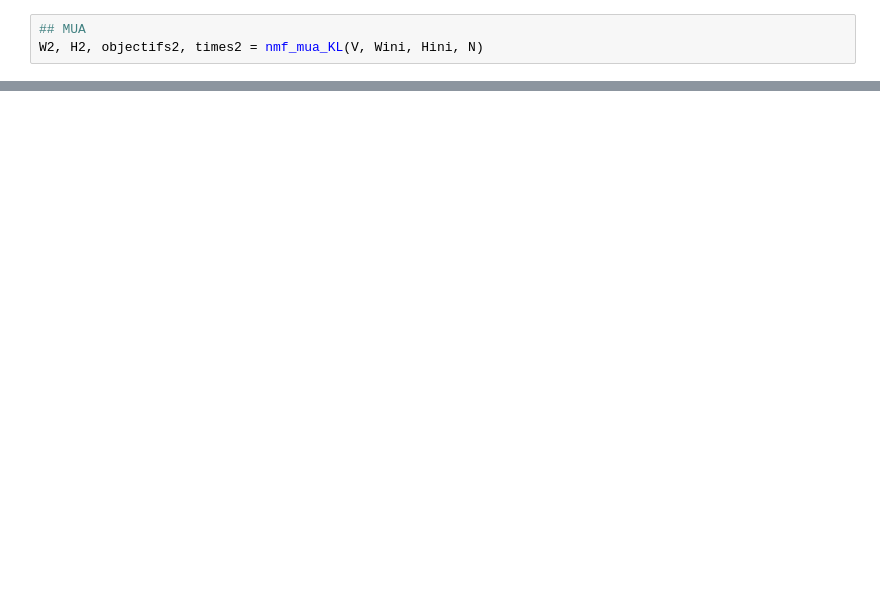
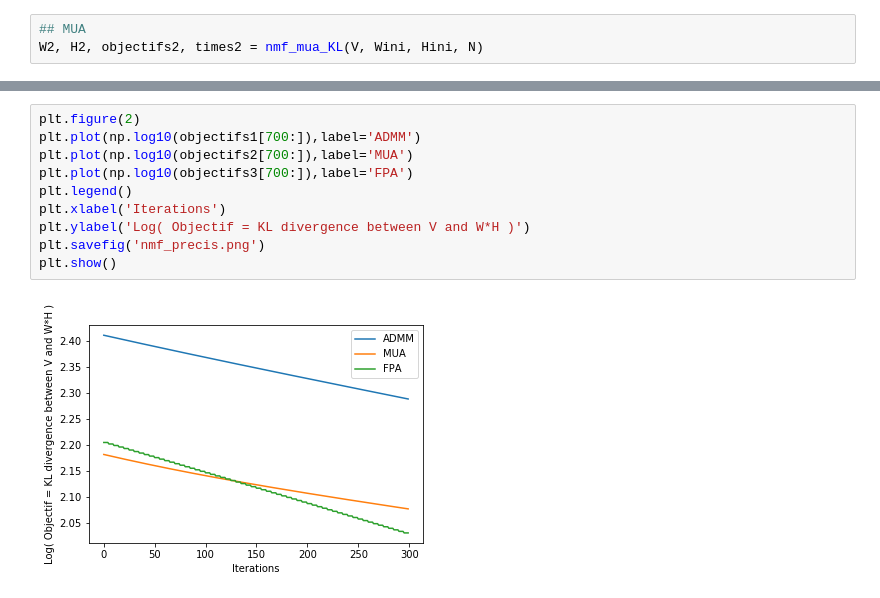
Before and after one commit to enpcquentin/bregman_divergences_project, a Jupyter notebook: project_code.ipynb, the cells around one changed output, grey strips where cells are left out. Drawn from its saved outputs; the diff is of its cells as text; blank space fills up the shorter version.

```diff
--- a/project_code.ipynb
+++ b/project_code.ipynb
@@ -513,0 +518,12 @@ plt.show()
+# %%
+plt.figure(2)
+plt.plot(np.log10(objectifs1[700:]),label='ADMM')
+plt.plot(np.log10(objectifs2[700:]),label='MUA')
+plt.plot(np.log10(objectifs3[700:]),label='FPA')
+plt.legend()
+plt.xlabel('Iterations')
+plt.ylabel('Log( Objectif = KL divergence between V and W*H )')
+plt.savefig('nmf_precis.png')
+plt.show()
+# %% [output]
+[figure, added]
```
Also changed, not shown: parts of 7 cells of this notebook, 2 other files.
